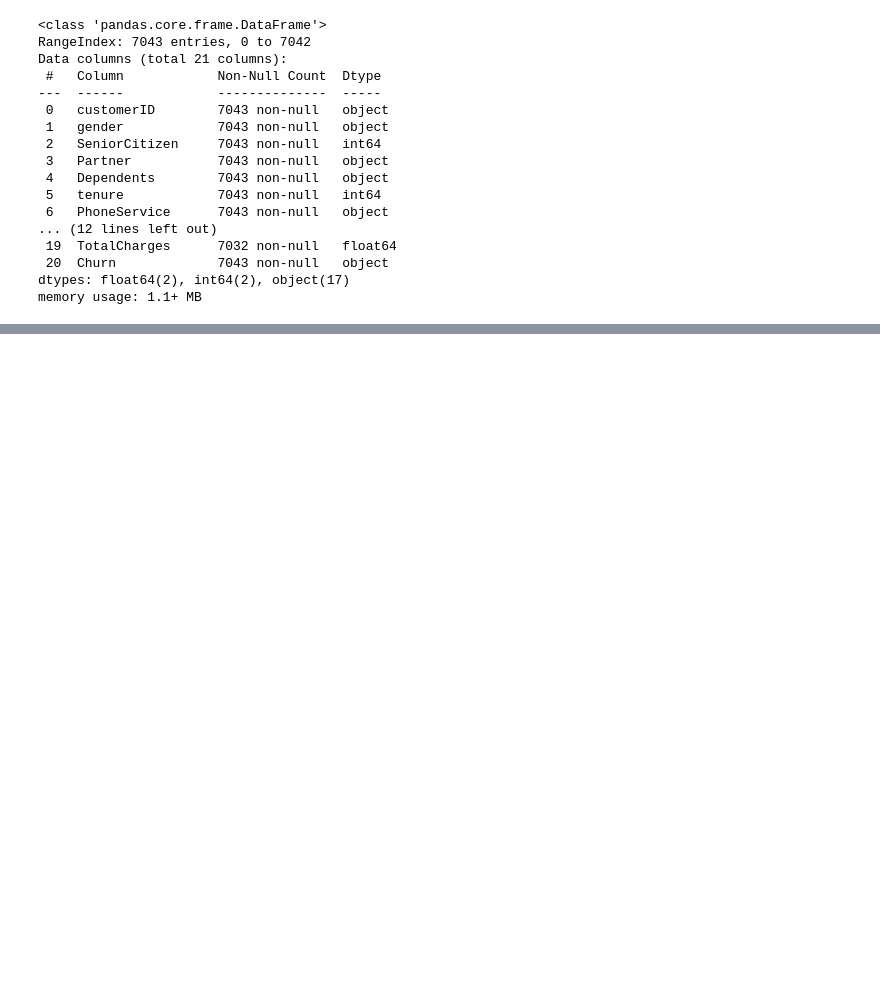
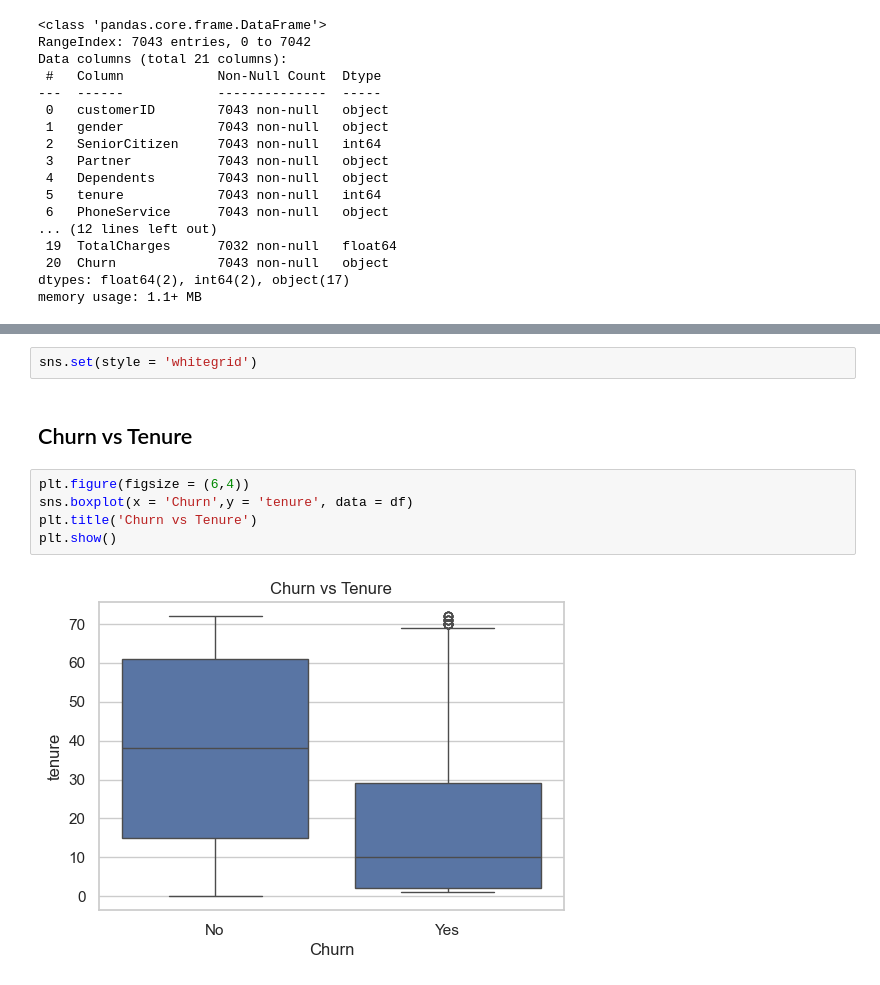
Before and after one commit to saidattaputta/Customer-Churn-Prediction---Decision-Analytics, a Jupyter notebook: 03_deep_eda.ipynb, the cells around one changed output, grey strips where cells are left out. Drawn from its saved outputs; the diff is of its cells as text; blank space fills up the shorter version.

```diff
--- a/03_deep_eda.ipynb
+++ b/03_deep_eda.ipynb
@@ -60,0 +72,11 @@ memory usage: 1.1+ MB
+# %%
+sns.set(style = 'whitegrid')
+# %% [markdown]
+## Churn vs Tenure
+# %%
+plt.figure(figsize = (6,4))
+sns.boxplot(x = 'Churn',y = 'tenure', data = df)
+plt.title('Churn vs Tenure')
+plt.show()
+# %% [output]
+[figure, added]
```
Also changed, not shown: parts of 10 cells of this notebook.
